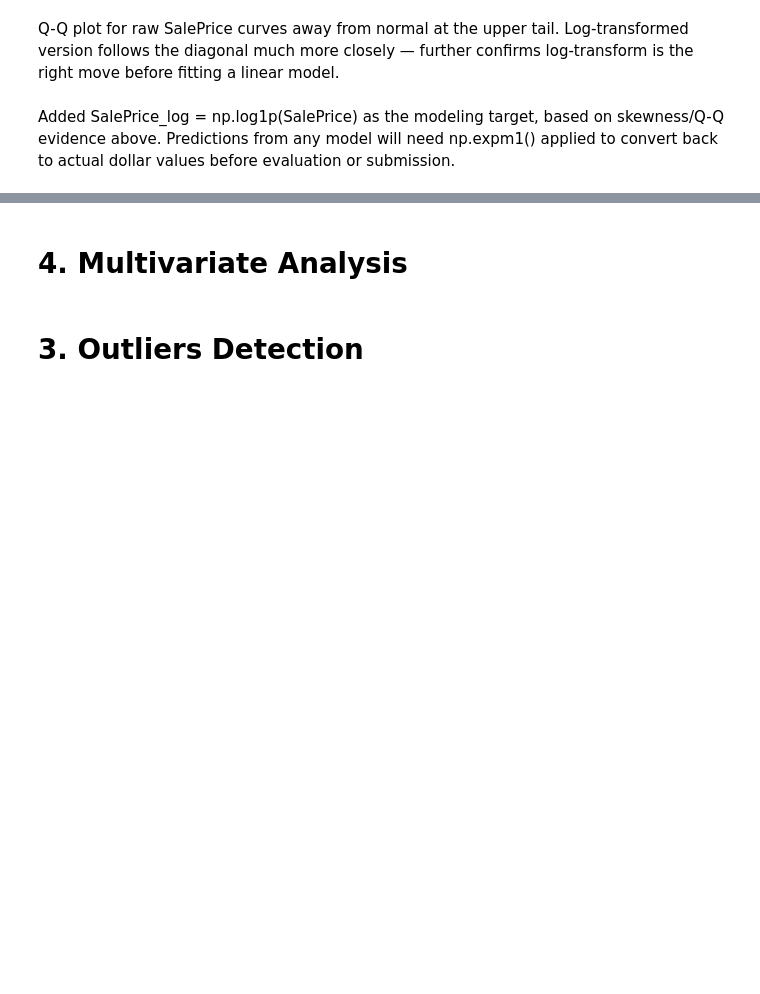
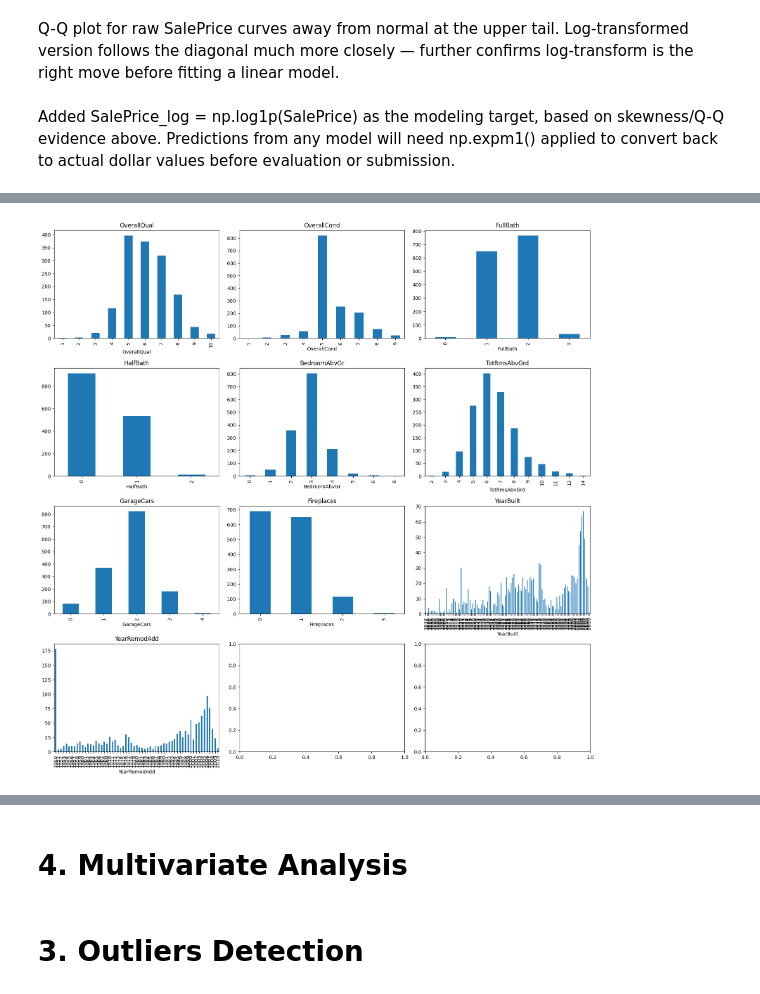
Before and after one commit to VishRoy/kaggle-notebook, a Jupyter notebook: house-prices-advanced-regression.ipynb, the cells around one changed output, grey strips where cells are left out. Saved outputs shown, nothing was run; the diff lists cells and outputs as text; code cells hidden in the pictures; blank space fills up the shorter version.

```diff
--- a/house-prices-advanced-regression.ipynb
+++ b/house-prices-advanced-regression.ipynb
@@ -301,0 +329,4 @@ Added SalePrice_log = np.log1p(SalePrice) as the modeling target, based on skewn
+# %%
+for col in ['BsmtFinSF1', 'WoodDeckSF', 'OpenPorchSF', 'MasVnrArea']:
+    pct_zero = (df[col] == 0).mean() * 100
+    print(f'{col}: {pct_zero:.1f}% zero')
@@ -301,0 +340,12 @@ Added SalePrice_log = np.log1p(SalePrice) as the modeling target, based on skewn
+# %%
+fig, axes = plt.subplots(4,3, figsize=(16,16))
+axes = axes.flatten()
+
+for i, col in enumerate(discrete_cols):
+    df[col].value_counts().sort_index().plot(kind='bar', ax=axes[i])
+    axes[i].set_title(col)
+
+plt.tight_layout()
+plt.show()
+# %% [output]
+[figure, added]
```
Also changed, not shown: parts of 13 cells of this notebook.
